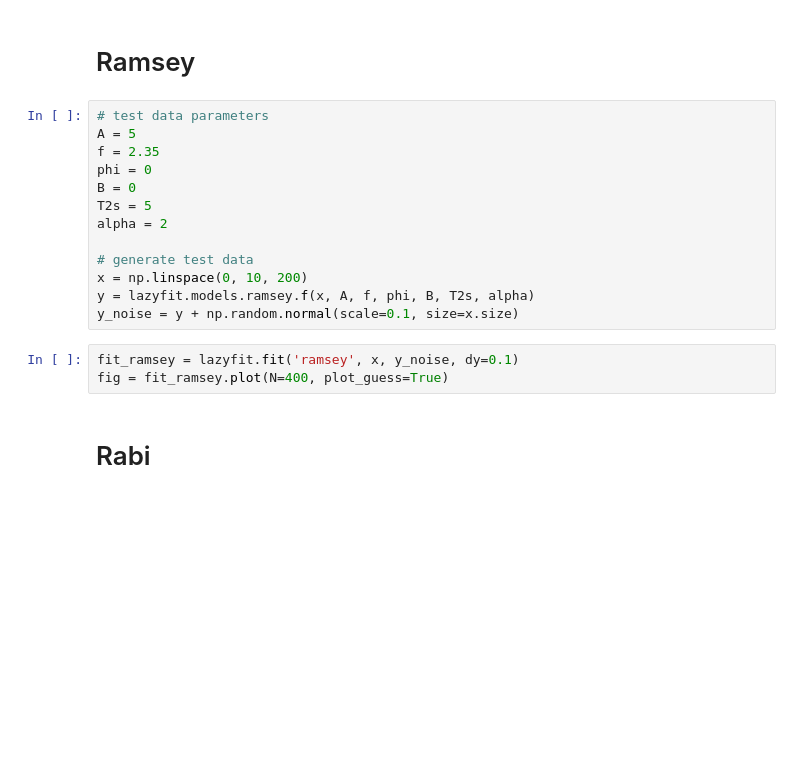
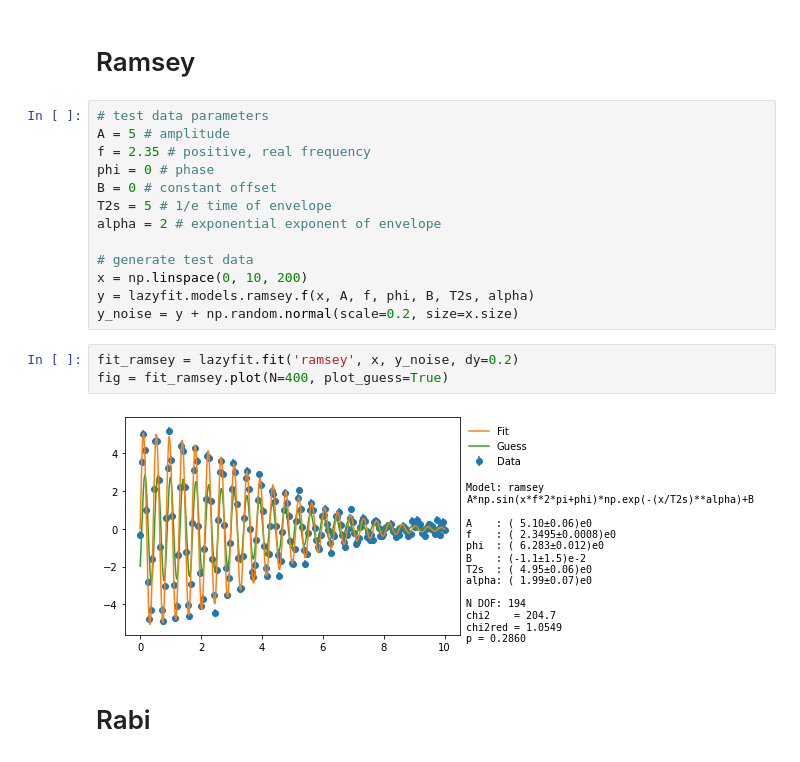
Before and after one commit to M-Hayhurst/lazyfit, a Jupyter notebook: example_notebooks/model_catalog.ipynb, the cells around one changed output. Saved outputs shown, nothing was run; the diff lists cells and outputs as text; blank space fills up the shorter version.

```diff
--- a/example_notebooks/model_catalog.ipynb
+++ b/example_notebooks/model_catalog.ipynb
@@ -170,20 +176,22 @@ NameError: name 'func_sin' is not defined
 # Ramsey
 # %%
 # test data parameters
-A = 5
-f = 2.35
-phi = 0
-B = 0
-T2s = 5
-alpha = 2
+A = 5 # amplitude
+f = 2.35 # positive, real frequency
+phi = 0 # phase
+B = 0 # constant offset
+T2s = 5 # 1/e time of envelope
+alpha = 2 # exponential exponent of envelope
 
 # generate test data
 x = np.linspace(0, 10, 200)
 y = lazyfit.models.ramsey.f(x, A, f, phi, B, T2s, alpha)
-y_noise = y + np.random.normal(scale=0.1, size=x.size)
+y_noise = y + np.random.normal(scale=0.2, size=x.size)
 # %%
-fit_ramsey = lazyfit.fit('ramsey', x, y_noise, dy=0.1)
+fit_ramsey = lazyfit.fit('ramsey', x, y_noise, dy=0.2)
 fig = fit_ramsey.plot(N=400, plot_guess=True)
+# %% [output]
+[figure, added]
 # %% [markdown]
 # Rabi
 # %%
```
Also changed, not shown: parts of 22 cells of this notebook, 1 other file.
